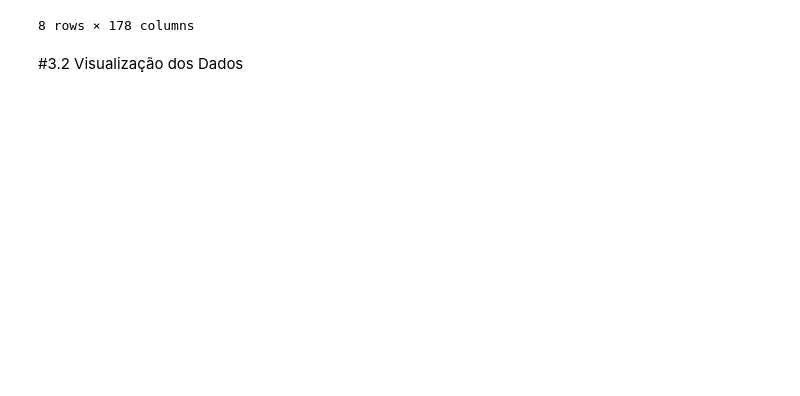
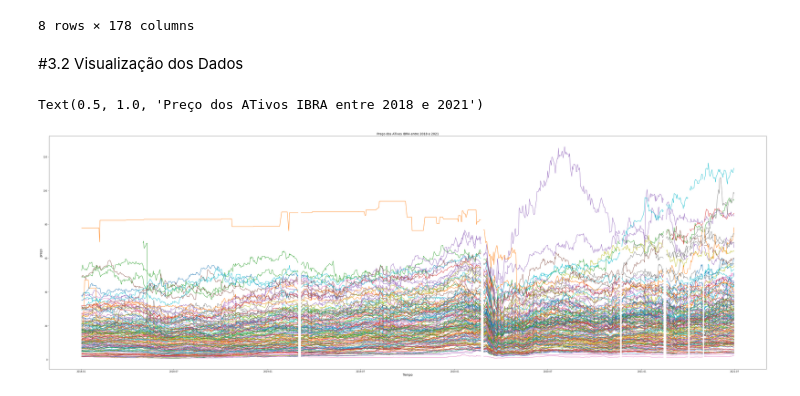
Before and after one commit to ggomes88/ML_Finance, a Jupyter notebook: Clustering_IBRA.ipynb, the cells around one changed output. Cells and saved outputs as stored; diff of their text form; code cells hidden in the pictures; blank space fills up the shorter version.

```diff
--- a/Clustering_IBRA.ipynb
+++ b/Clustering_IBRA.ipynb
@@ -119,3 +119,12 @@ dataset.describe()
 8 rows × 178 columns
 # %% [markdown]
 #3.2 Visualização dos Dados
+# %%
+plt.figure(figsize=(60, 20))
+plt.plot(dataset)
+plt.xlabel('Tempo',fontsize=14)
+plt.ylabel('preço',fontsize=14)
+plt.title('Preço dos ATivos IBRA entre 2018 e 2021',fontsize=14)
+# %% [output]
+Text(0.5, 1.0, 'Preço dos ATivos IBRA entre 2018 e 2021')
+[figure, added]
```
Also changed, not shown: parts of 12 cells of this notebook.
